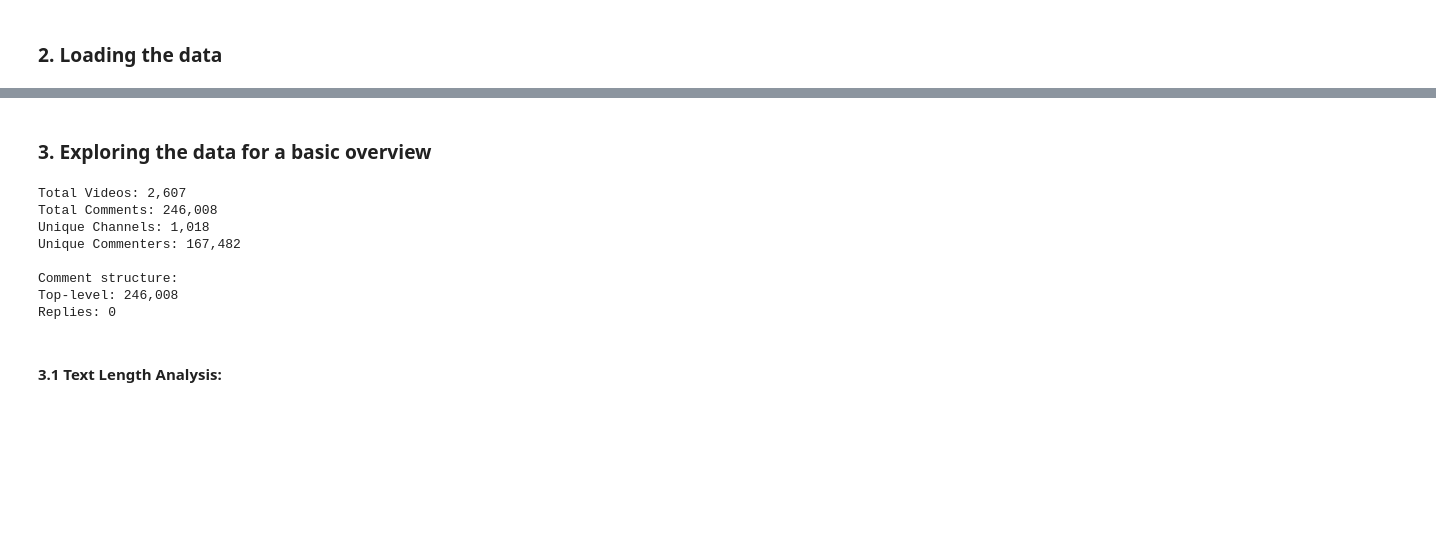
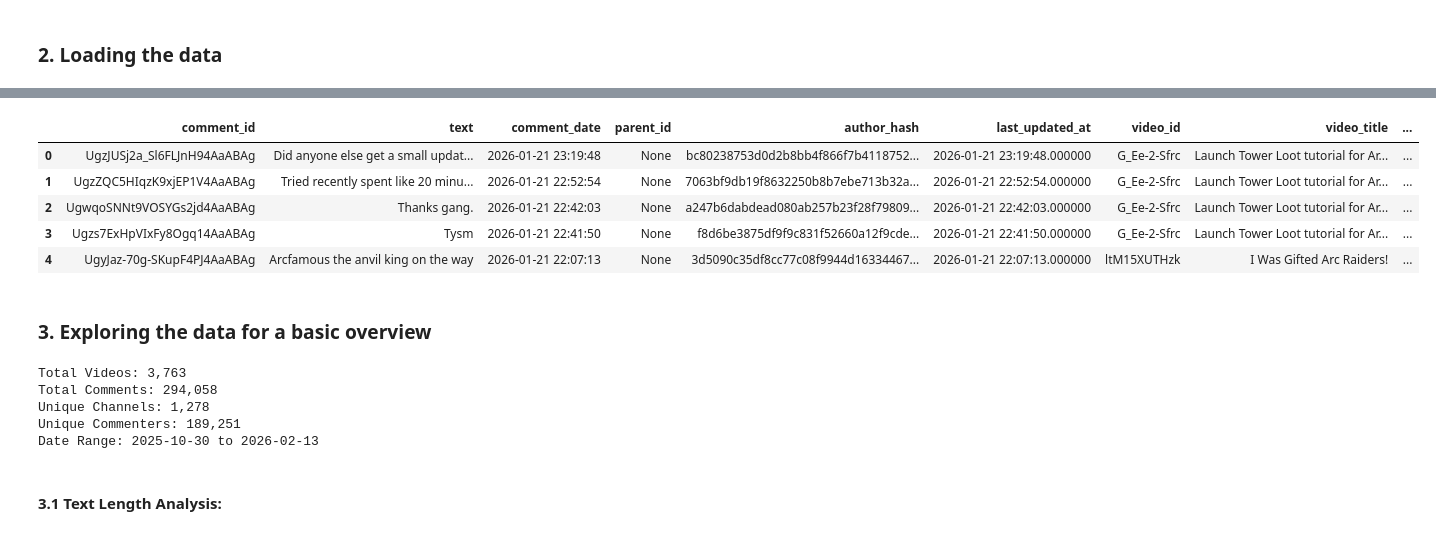
Before and after one commit to sibi-seeni/CAP5771_si.seenivasan, a Jupyter notebook: EDA.ipynb, the cells around one changed output, grey strips where cells are left out. Cells and saved outputs as stored; diff of their text form; code cells hidden in the pictures; blank space fills up the shorter version.

```diff
--- a/EDA.ipynb
+++ b/EDA.ipynb
@@ -88,3 +88,12 @@ Loaded 246,008 comments from 2,607 videos
+# %%
+df.head(5)
+# %% [output]
+|  | comment_id | text | comment_date | parent_id | author_hash | last_updated_at | video_id | video_title | ... |
+| 0 | UgzJUSj2a_Sl6FLJnH94AaABAg | Did anyone else get a small updat... | 2026-01-21 23:19:48 | None | bc80238753d0d2b8bb4f866f7b4118752... | 2026-01-21 23:19:48.000000 | G_Ee-2-Sfrc | Launch Tower Loot tutorial for Ar... | ... |
+| 1 | UgzZQC5HIqzK9xjEP1V4AaABAg | Tried recently spent like 20 minu... | 2026-01-21 22:52:54 | None | 7063bf9db19f8632250b8b7ebe713b32a... | 2026-01-21 22:52:54.000000 | G_Ee-2-Sfrc | Launch Tower Loot tutorial for Ar... | ... |
+| 2 | UgwqoSNNt9VOSYGs2jd4AaABAg | Thanks gang. | 2026-01-21 22:42:03 | None | a247b6dabdead080ab257b23f28f79809... | 2026-01-21 22:42:03.000000 | G_Ee-2-Sfrc | Launch Tower Loot tutorial for Ar... | ... |
+| 3 | Ugzs7ExHpVIxFy8Ogq14AaABAg | Tysm | 2026-01-21 22:41:50 | None | f8d6be3875df9f9c831f52660a12f9cde... | 2026-01-21 22:41:50.000000 | G_Ee-2-Sfrc | Launch Tower Loot tutorial for Ar... | ... |
+| 4 | UgyJaz-70g-SKupF4PJ4AaABAg | Arcfamous the anvil king on the way | 2026-01-21 22:07:13 | None | 3d5090c35df8cc77c08f9944d16334467... | 2026-01-21 22:07:13.000000 | ltM15XUTHzk | I Was Gifted Arc Raiders! | ... |
 # %% [markdown]
 ### 3. Exploring the data for a basic overview
 # %%
@@ -92,22 +101,13 @@ print(f"Total Videos: {len(video_df):,}")
 print(f"Total Comments: {len(df):,}")
 print(f"Unique Channels: {df['channel_id'].nunique():,}")
 print(f"Unique Commenters: {df['author_hash'].nunique():,}")
-
-replies = df["parent_id"].notna().sum()
-top_level = df["parent_id"].isna().sum()
-
-print("\nComment structure:")
-print(f"Top-level: {top_level:,}")
-print(f"Replies: {replies:,}")
+print(f"Date Range: {df['comment_date'].min().date()} to {df['comment_date'].max().date()}")
 # %% [output]
-Total Videos: 2,607
-Total Comments: 246,008
-Unique Channels: 1,018
-Unique Commenters: 167,482
-
-Comment structure:
-Top-level: 246,008
-Replies: 0
+Total Videos: 3,763
+Total Comments: 294,058
+Unique Channels: 1,278
+Unique Commenters: 189,251
+Date Range: 2025-10-30 to 2026-02-13
 # %% [markdown]
 #### 3.1 Text Length Analysis:
 # %%
```
Also changed, not shown: parts of 35 cells of this notebook, 6 other files.
